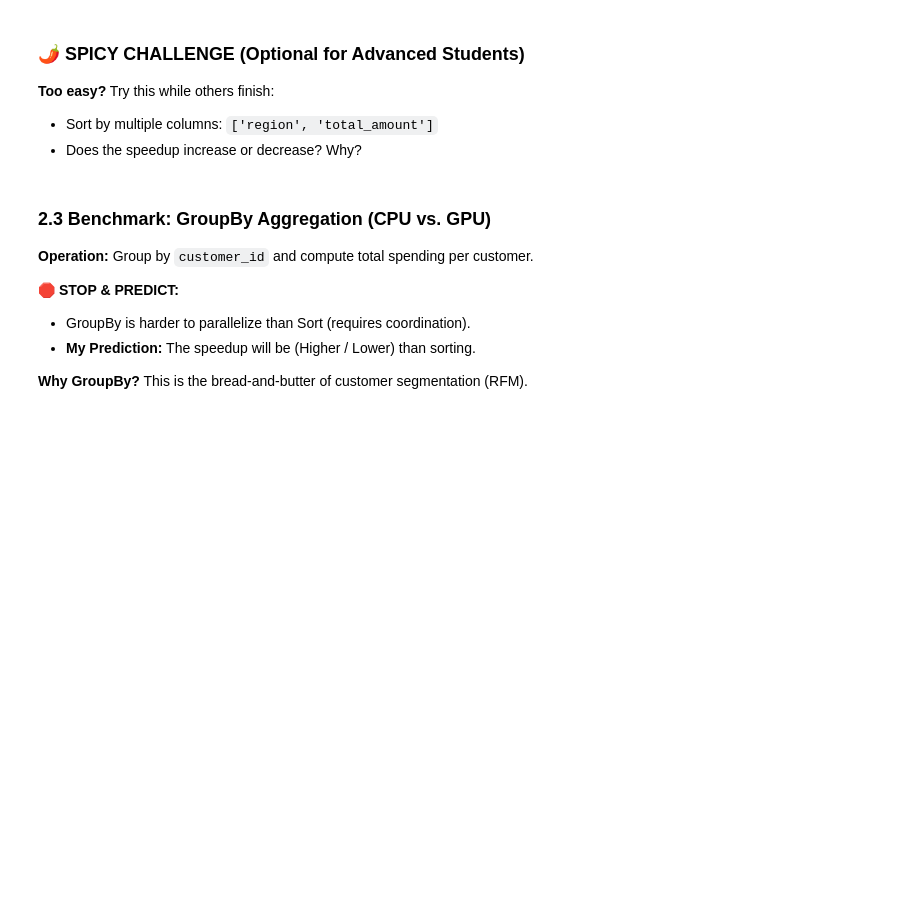
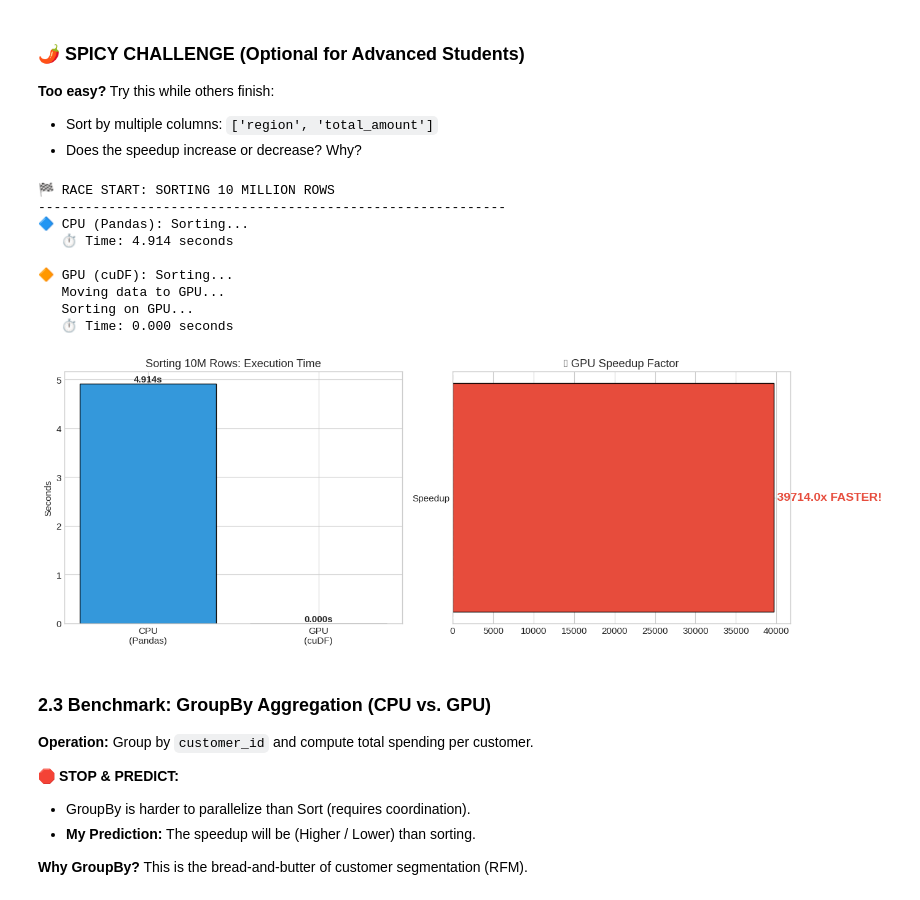
Before and after one commit to daniel-h-warwick/warwick-aai-files, a Jupyter notebook: CUDA_&_GPU_Programming_Tutorial.ipynb, the cells around one changed output. Saved outputs shown, nothing was run; the diff lists cells and outputs as text; code cells hidden in the pictures; blank space fills up the shorter version.

```diff
--- a/CUDA_&_GPU_Programming_Tutorial.ipynb
+++ b/CUDA_&_GPU_Programming_Tutorial.ipynb
@@ -848,34 +939,45 @@ print("\n🔶 GPU (cuDF): Sorting...")
 
 if CUDF_AVAILABLE:
     # -------------------------------------------------------------------------
     # TODO: Implement the GPU Sort!
     # -------------------------------------------------------------------------
 
     # 1. Convert the Pandas DataFrame to a cuDF DataFrame
     print("   Moving data to GPU...")
     # Hint: cudf.DataFrame.from_pandas(...)
 
-    df_cudf = None # 🔴 YOUR CODE HERE
+    df_cudf = cudf.DataFrame.from_pandas() # 🔴 YOUR CODE HERE
 
     # 2. Sort by 'total_amount' descending
     print("   Sorting on GPU...")
     start = time.time()
 
     # Hint: It's the exact same syntax as Pandas!
     df_sorted_gpu = None # 🔴 YOUR CODE HERE
 
     # Wait for GPU to finish
     cuda.synchronize()
     gpu_time = time.time() - start
     print(f"   ⏱️ Time: {gpu_time:.3f} seconds")
 
     # Visualize the win!
     create_benchmark_bar_chart(cpu_time, gpu_time, "Sorting 10M Rows")
 
     # Cleanup
     del df_sorted_gpu
 else:
     print("❌ cuDF not available")
+# %% [output]
+🏁 RACE START: SORTING 10 MILLION ROWS
+------------------------------------------------------------
+🔷 CPU (Pandas): Sorting...
+   ⏱️ Time: 4.914 seconds
+
+🔶 GPU (cuDF): Sorting...
+   Moving data to GPU...
+   Sorting on GPU...
+   ⏱️ Time: 0.000 seconds
+[figure, added]
 # %% [markdown]
 ### 2.3 Benchmark: GroupBy Aggregation (CPU vs. GPU)
 
```
Also changed, not shown: parts of 15 cells of this notebook.
